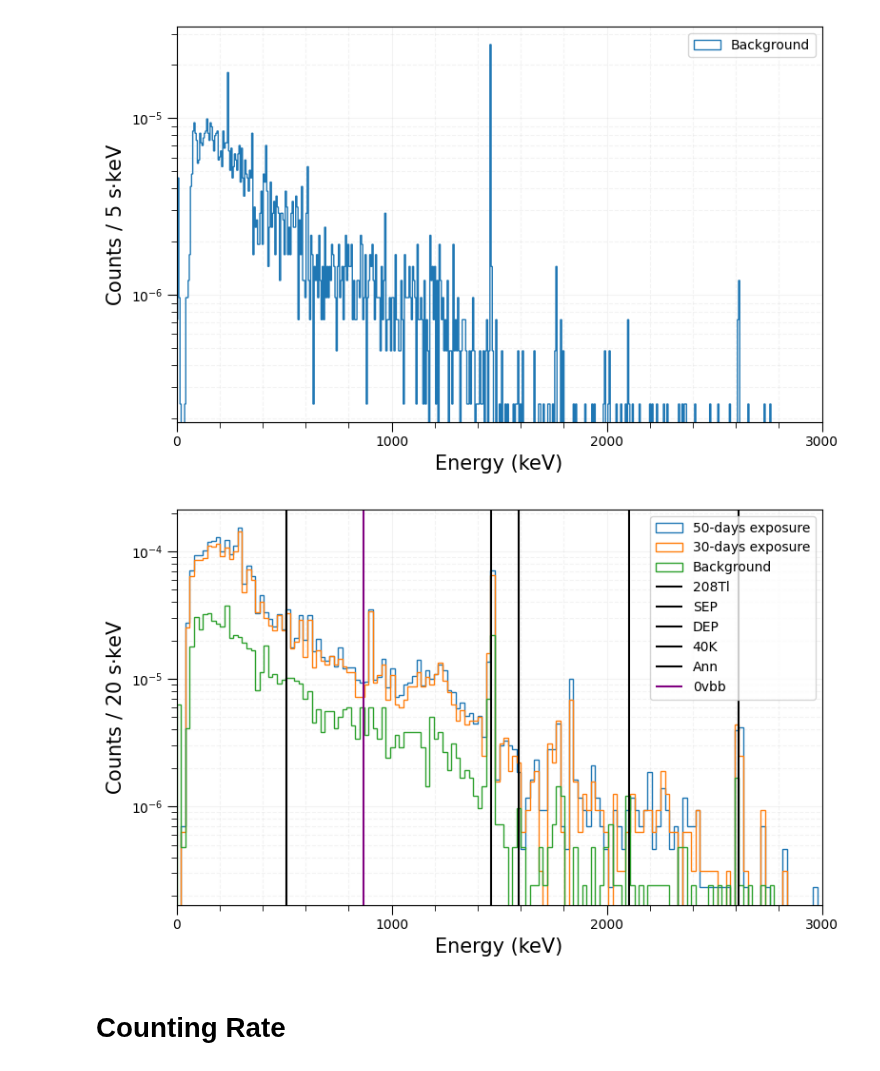
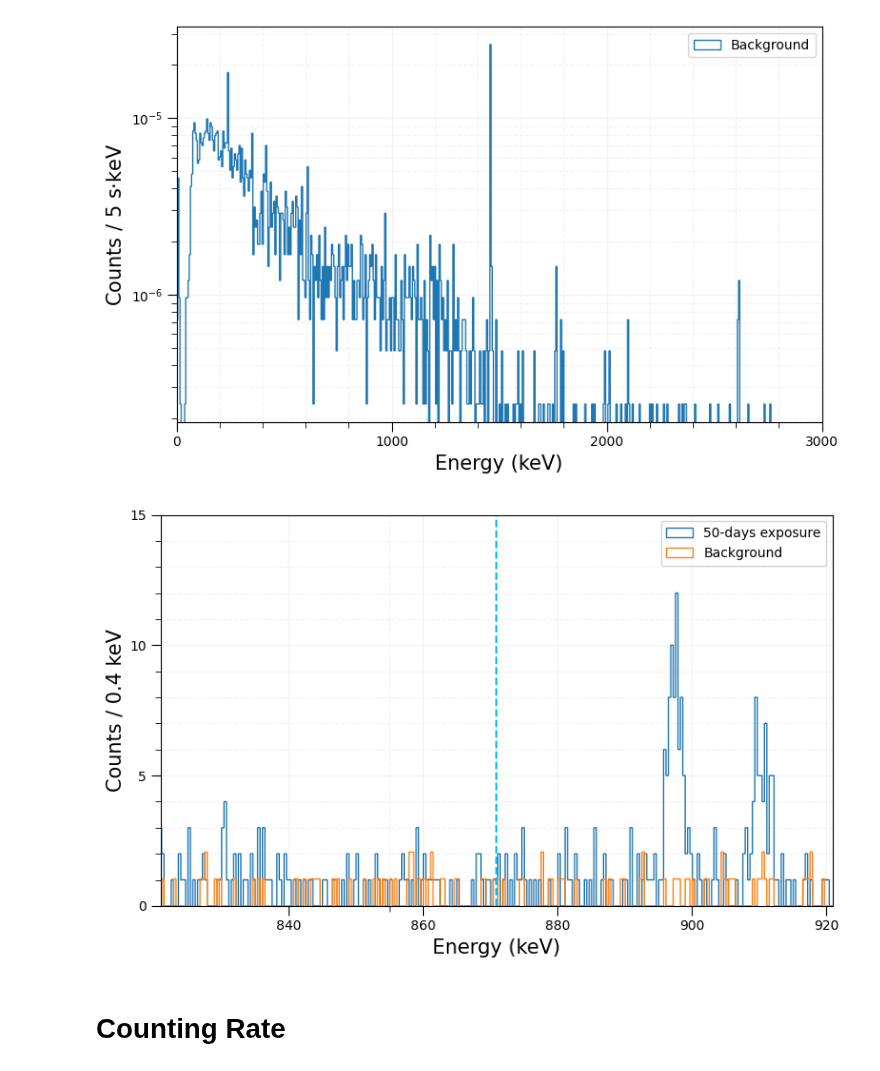
Before and after one commit to RitaF00/ZrO2-double-beta-decay, a Jupyter notebook: analyses.ipynb, the cells around one changed output. Drawn from its saved outputs; the diff is of its cells as text; code cells hidden in the pictures.

```diff
--- a/analyses.ipynb
+++ b/analyses.ipynb
@@ -158,56 +160,50 @@ plt.figure(figsize=(8, 5))
 ax = plt.gca()
 
 
-dx_major = 1000
-dx_minor = 200
+dx_major = 20
+dx_minor = 45
 
 ax.xaxis.set_major_locator(MultipleLocator(dx_major))
 ax.xaxis.set_minor_locator(MultipleLocator(dx_minor))
-dy_major = 100
-dy_minor = 20
+dy_major = 5
+dy_minor = 1
 
 ax.yaxis.set_major_locator(MultipleLocator(dy_major))
 ax.yaxis.set_minor_locator(MultipleLocator(dy_minor))
 
 ax.tick_params(axis='x', which='major', length=7, labelsize=10)
 ax.tick_params(axis='x', which='minor', length=4)
 
 ax.tick_params(axis='y', which='major', length=7, labelsize=10)
 ax.tick_params(axis='y', which='minor', length=4)
 
 # Bin width
 
-bins = np.linspace(min(E_kev), max(E_kev), int(len(E_kev)/56))
+bins = np.linspace(min(E_kev), max(E_kev), int(len(E_kev)))
 #bins = np.linspace(min(E_kev), max(E_kev), int(len(E_kev)/15))
-counts, bin_edge, _ = plt.hist(E_kev, bins = bins, weights = spectrum_50_norm,   histtype='step',label='50-days exposure')
+counts, bin_edge, _ = plt.hist(E_kev, bins = bins, weights = spectrum_50,   histtype='step',label='50-days exposure')
 db = bin_edge[1]- bin_edge[0]
 
-counts, bin_edge, _ = plt.hist(E_kev, bins = bins, weights = spectrum_30_norm,   histtype='step',label='30-days exposure')
-db = bin_edge[1]- bin_edge[0]
+#counts, bin_edge, _ = plt.hist(E_kev, bins = bins, weights = spectrum_30_norm,   histtype='step',label='30-days exposure')
+#db = bin_edge[1]- bin_edge[0]
 
-counts, bin_edge, _ = plt.hist(E_kev, bins = bins, weights = spectrum_bkg_norm,   histtype='step',label='Background')
+counts, bin_edge, _ = plt.hist(E_kev, bins = bins, weights = spectrum_bkg * t_50/t_bkg,   histtype='step',label='Background')
 db = bin_edge[1]- bin_edge[0]
 
 plt.xlabel('Energy (keV)', size = 15)
-plt.ylabel(rf'Counts / {db:.0f} s$\cdot$keV', size = 15)
-plt.xlim(0, 3000)
-plt.yscale('log')
+plt.ylabel(rf'Counts / {db:.1f} keV', size = 15)
+plt.xlim(871-50, 871+50)
+#plt.yscale('log')
 plt.grid(alpha=0.15)
 ax.grid(which='major', linestyle='-', alpha=0.15)
 ax.grid(which='minor', linestyle='--', alpha=0.15)
-
-plt.vlines(2614, 1e-7, 1e-3, colors= "black", label="208Tl")
-plt.vlines(2614-511, 1e-7, 1e-3, colors= "black", label="SEP")
-plt.vlines(2614-1022, 1e-7, 1e-3, colors= "black", label="DEP")
-plt.vlines(1460, 1e-7, 1e-3, color = "black", label= "40K")
-plt.vlines(511, 1e-7, 1e-3, color = "black", label= "Ann")
-plt.vlines(871, 1e-7, 1e-3, color = "purple", label= "0vbb")
-
+plt.vlines(871, 0, 20, color = "deepskyblue", ls = "dashed")
+plt.ylim(0, 15)
 plt.tight_layout()
 plt.legend()
 plt.show()
 # %% [output]
-[figure, old version]
+[figure, new version]
 # %% [markdown]
 # Counting Rate
 # %%
```
Also changed, not shown: parts of 33 cells of this notebook, 9 other files.
